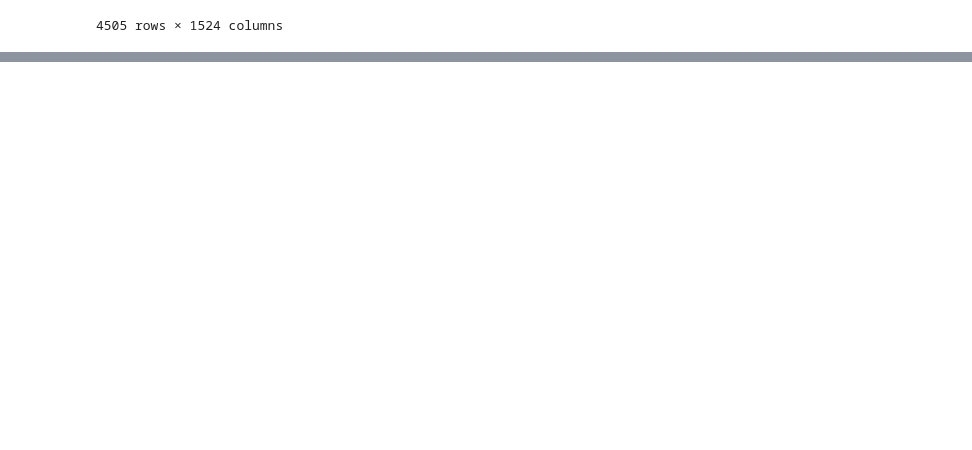
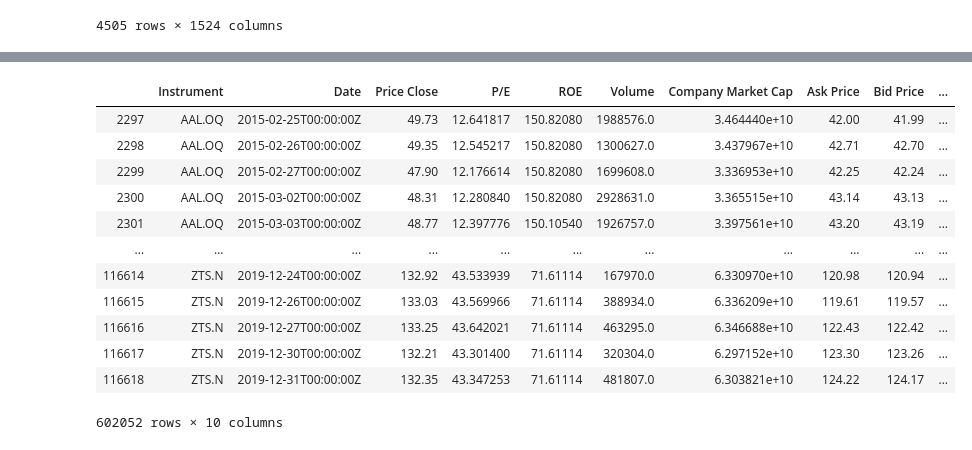
Before and after one commit to GuillaumePv/DS_1mscF, a Jupyter notebook: Data_analysis_Guillaume.ipynb, the cells around one changed output, grey strips where cells are left out. Saved outputs shown, nothing was run; the diff lists cells and outputs as text; code cells hidden in the pictures; blank space fills up the shorter version.

```diff
--- a/Data_analysis_Guillaume.ipynb
+++ b/Data_analysis_Guillaume.ipynb
@@ -260,3 +259,35 @@ data_fin
 4505 rows × 1524 columns
 # %%
 data_fin.to_excel('Data/data_stock_price.xlsx', engine='xlsxwriter')
+# %%
+#download all data for stock
+df_1 = pd.read_excel("Data/data_stock_1.xlsx")
+df_1 = df_1.dropna()
+
+df_2 = pd.read_excel("Data/data_stock_2.xlsx")
+df_2 = df_2.dropna()
+
+df_3 = pd.read_excel("Data/data_stock_3.xlsx")
+df_3 = df_3.dropna()
+
+df_4 = pd.read_excel("Data/data_stock_4.xlsx")
+df_4 = df_4.dropna()
+
+df_5 = pd.read_excel("Data/data_stock_5.xlsx")
+df_5 = df_5.dropna()
+
+df_6 = pd.read_excel("Data/data_stock_6.xlsx")
+df_6 = df_6.dropna()
+
+df_7 = pd.read_excel("Data/data_stock_7.xlsx")
+df_7 = df_7.dropna()
+# %%
+#aggregate all data
+data = df_1
+data = data.append(df_2)
+data = data.append(df_3)
+data = data.append(df_4)
+data = data.append(df_5)
+data = data.append(df_6)
+data = data.append(df_7)
+data
@@ -262,0 +308,18 @@ data_fin.to_excel('Data/data_stock_price.xlsx', engine='xlsxwriter')
+# %%
+data = data.rename(columns={'P/E (Daily Time Series Ratio)': 'P/E','Return On Equity - Mean':'ROE'})
+data["Spread Bid-Ask"] = data["Ask Price"] - data["Bid Price"]
+data
+# %% [output]
+|  | Instrument | Date | Price Close | P/E | ROE | Volume | Company Market Cap | Ask Price | Bid Price | ... |
+| 2297 | AAL.OQ | 2015-02-25T00:00:00Z | 49.73 | 12.641817 | 150.82080 | 1988576.0 | 3.464440e+10 | 42.00 | 41.99 | ... |
+| 2298 | AAL.OQ | 2015-02-26T00:00:00Z | 49.35 | 12.545217 | 150.82080 | 1300627.0 | 3.437967e+10 | 42.71 | 42.70 | ... |
+| 2299 | AAL.OQ | 2015-02-27T00:00:00Z | 47.90 | 12.176614 | 150.82080 | 1699608.0 | 3.336953e+10 | 42.25 | 42.24 | ... |
+| 2300 | AAL.OQ | 2015-03-02T00:00:00Z | 48.31 | 12.280840 | 150.82080 | 2928631.0 | 3.365515e+10 | 43.14 | 43.13 | ... |
+| 2301 | AAL.OQ | 2015-03-03T00:00:00Z | 48.77 | 12.397776 | 150.10540 | 1926757.0 | 3.397561e+10 | 43.20 | 43.19 | ... |
+| ... | ... | ... | ... | ... | ... | ... | ... | ... | ... | ... |
+| 116614 | ZTS.N | 2019-12-24T00:00:00Z | 132.92 | 43.533939 | 71.61114 | 167970.0 | 6.330970e+10 | 120.98 | 120.94 | ... |
+| 116615 | ZTS.N | 2019-12-26T00:00:00Z | 133.03 | 43.569966 | 71.61114 | 388934.0 | 6.336209e+10 | 119.61 | 119.57 | ... |
+| 116616 | ZTS.N | 2019-12-27T00:00:00Z | 133.25 | 43.642021 | 71.61114 | 463295.0 | 6.346688e+10 | 122.43 | 122.42 | ... |
+| 116617 | ZTS.N | 2019-12-30T00:00:00Z | 132.21 | 43.301400 | 71.61114 | 320304.0 | 6.297152e+10 | 123.30 | 123.26 | ... |
+| 116618 | ZTS.N | 2019-12-31T00:00:00Z | 132.35 | 43.347253 | 71.61114 | 481807.0 | 6.303821e+10 | 124.22 | 124.17 | ... |
+602052 rows × 10 columns
```
Also changed, not shown: parts of 22 cells of this notebook, 14 other files.
